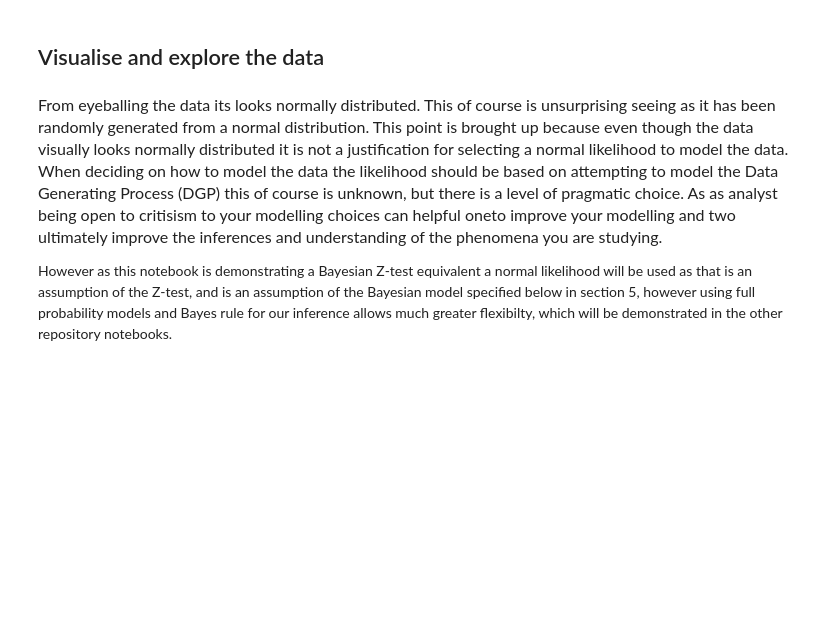
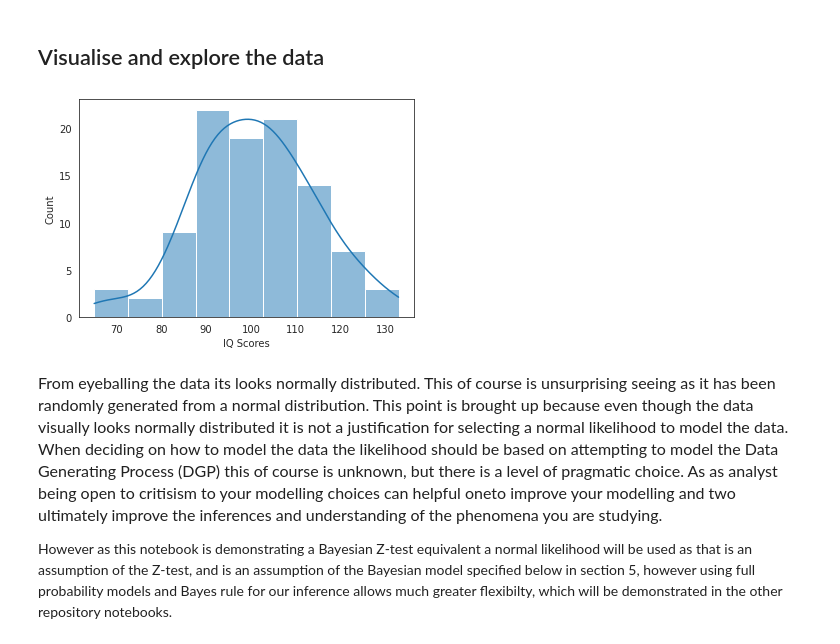
Before and after one commit to ebrlab/Statistical-methods-for-research-workers-bayes-for-psychologists-and-neuroscientists, a Jupyter notebook: Chapter_1_-_Z-test/Ch1_Bayesian Z-test.ipynb, the cells around one changed output. Drawn from its saved outputs; the diff is of its cells as text; code cells hidden in the pictures; blank space fills up the shorter version.

```diff
--- a/Chapter_1_-_Z-test/Ch1_Bayesian Z-test.ipynb
+++ b/Chapter_1_-_Z-test/Ch1_Bayesian Z-test.ipynb
@@ -83,10 +83,12 @@ IQ = np.round(np.random.normal(loc = 100, scale = 15, size = 100))
 # %%
 # Set Seaborn theme for data visualisations.
 sns.set_style("white");
 
 # Plot  a histogram of the data with a normal distribution imposed.
-sns.distplot(IQ, fit = stats.norm, kde= False);
+sns.histplot(IQ, kde= True);
 plt.xlabel("IQ Scores");
+# %% [output]
+[figure, added]
 # %% [markdown]
 <font size ="3">From eyeballing the data its looks normally distributed. This of course is unsurprising seeing as it has been randomly generated from a normal distribution. This point is brought up because even though the data visually looks normally distributed it is not a justification for selecting a normal likelihood to model the data. When deciding on how to model the data the likelihood should be based on attempting to model the Data Generating Process (DGP) this of course is unknown, but there is a level of pragmatic choice. As as analyst being open to critisism to your modelling choices can helpful oneto improve your modelling and two ultimately improve the inferences and understanding of the phenomena you are studying.
 
```
Also changed, not shown: parts of 23 cells of this notebook.
